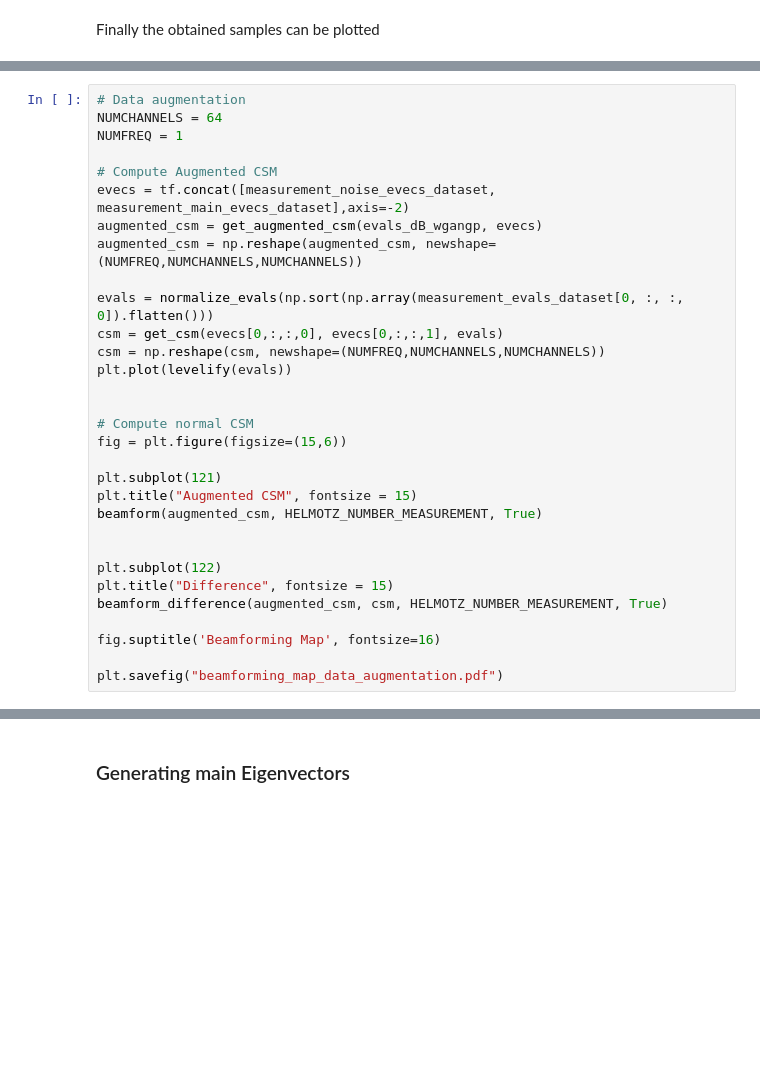
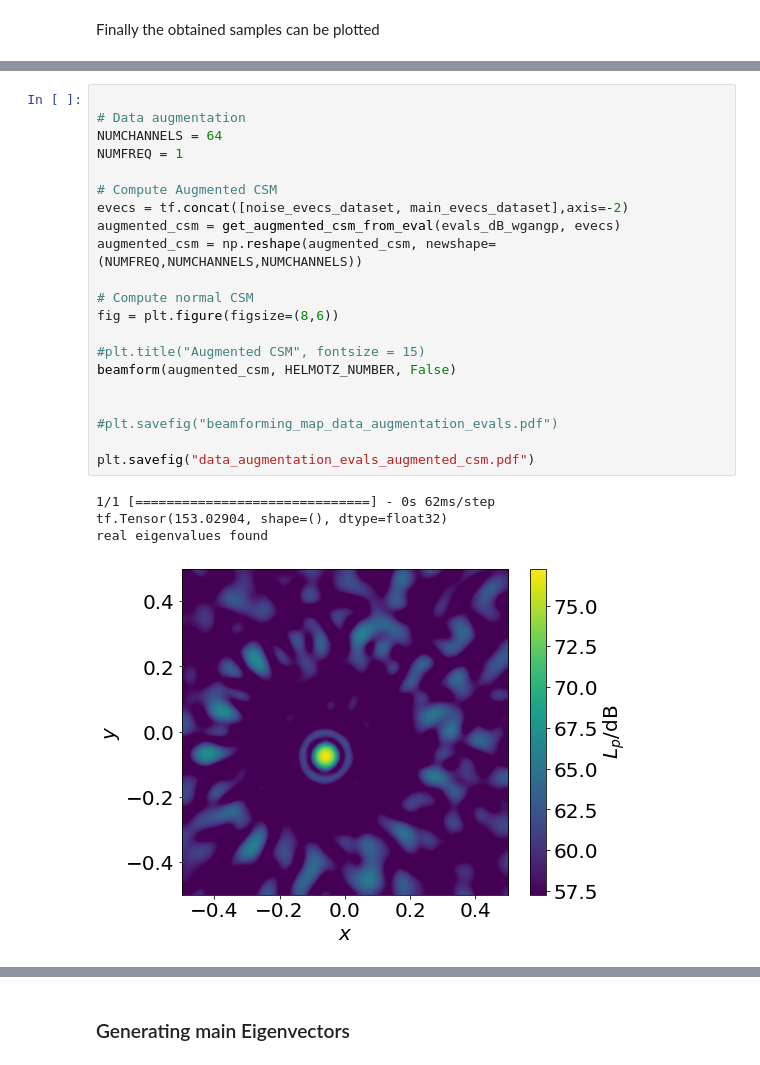
Before and after one commit to raskharkapakh/Master-Arbeit, a Jupyter notebook: python_files/GAN3/notebook.ipynb, the cells around one changed output, grey strips where cells are left out. Cells and saved outputs as stored; diff of their text form; blank space fills up the shorter version.

```diff
--- a/python_files/GAN3/notebook.ipynb
+++ b/python_files/GAN3/notebook.ipynb
@@ -1428,31 +1596,26 @@ plt.yticks(fontsize=nb_fontsize)
 # %%
+
 # Data augmentation
 NUMCHANNELS = 64
 NUMFREQ = 1
 
 # Compute Augmented CSM
-evecs = tf.concat([measurement_noise_evecs_dataset, measurement_main_evecs_dataset],axis=-2)
-augmented_csm = get_augmented_csm(evals_dB_wgangp, evecs)
+evecs = tf.concat([noise_evecs_dataset, main_evecs_dataset],axis=-2)
+augmented_csm = get_augmented_csm_from_eval(evals_dB_wgangp, evecs)
 augmented_csm = np.reshape(augmented_csm, newshape=(NUMFREQ,NUMCHANNELS,NUMCHANNELS))
 
-evals = normalize_evals(np.sort(np.array(measurement_evals_dataset[0, :, :, 0]).flatten()))
-csm = get_csm(evecs[0,:,:,0], evecs[0,:,:,1], evals)
-csm = np.reshape(csm, newshape=(NUMFREQ,NUMCHANNELS,NUMCHANNELS))
-plt.plot(levelify(evals))
+# Compute normal CSM
+fig = plt.figure(figsize=(8,6))
+
+#plt.title("Augmented CSM", fontsize = 15)
+beamform(augmented_csm, HELMOTZ_NUMBER, False)
 
 
-# Compute normal CSM
-fig = plt.figure(figsize=(15,6))
+#plt.savefig("beamforming_map_data_augmentation_evals.pdf")
 
-plt.subplot(121)
-plt.title("Augmented CSM", fontsize = 15)
-beamform(augmented_csm, HELMOTZ_NUMBER_MEASUREMENT, True)
-
-
-plt.subplot(122)
-plt.title("Difference", fontsize = 15)
-beamform_difference(augmented_csm, csm, HELMOTZ_NUMBER_MEASUREMENT, True)
-
-fig.suptitle('Beamforming Map', fontsize=16)
-
-plt.savefig("beamforming_map_data_augmentation.pdf")
+plt.savefig("data_augmentation_evals_augmented_csm.pdf")
+# %% [output]
+1/1 [==============================] - 0s 62ms/step
+tf.Tensor(153.02904, shape=(), dtype=float32)
+real eigenvalues found
+[figure, added]
```
Also changed, not shown: parts of 38 cells of this notebook, 33 other files.
